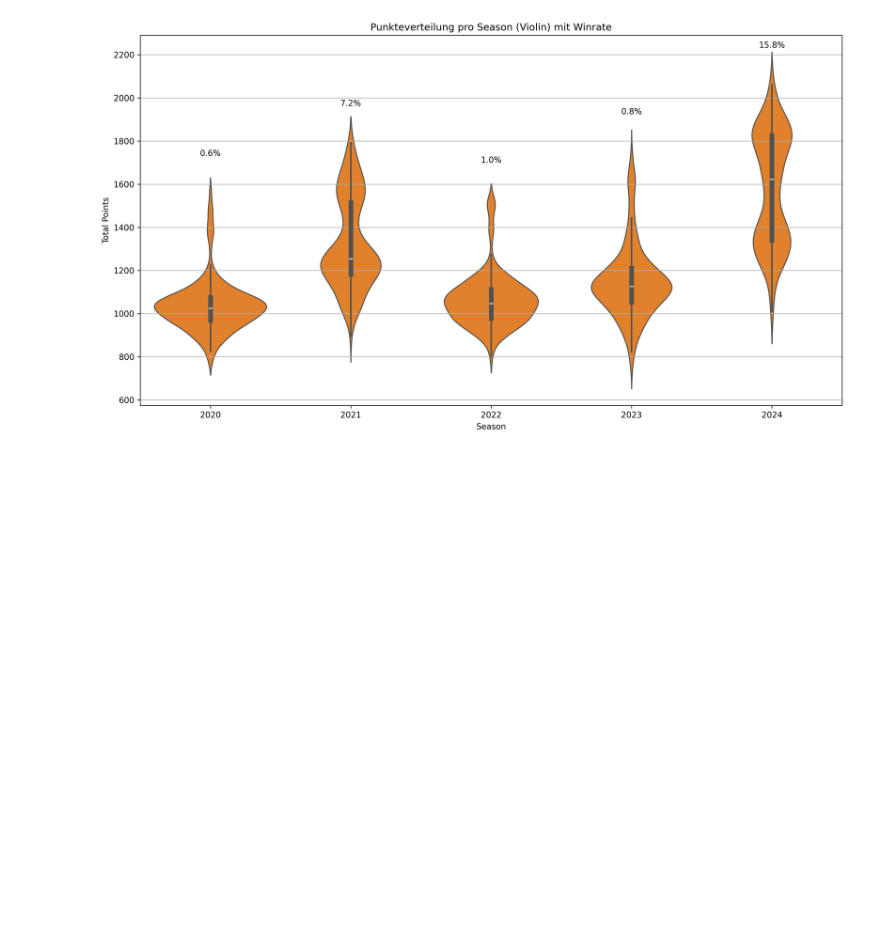
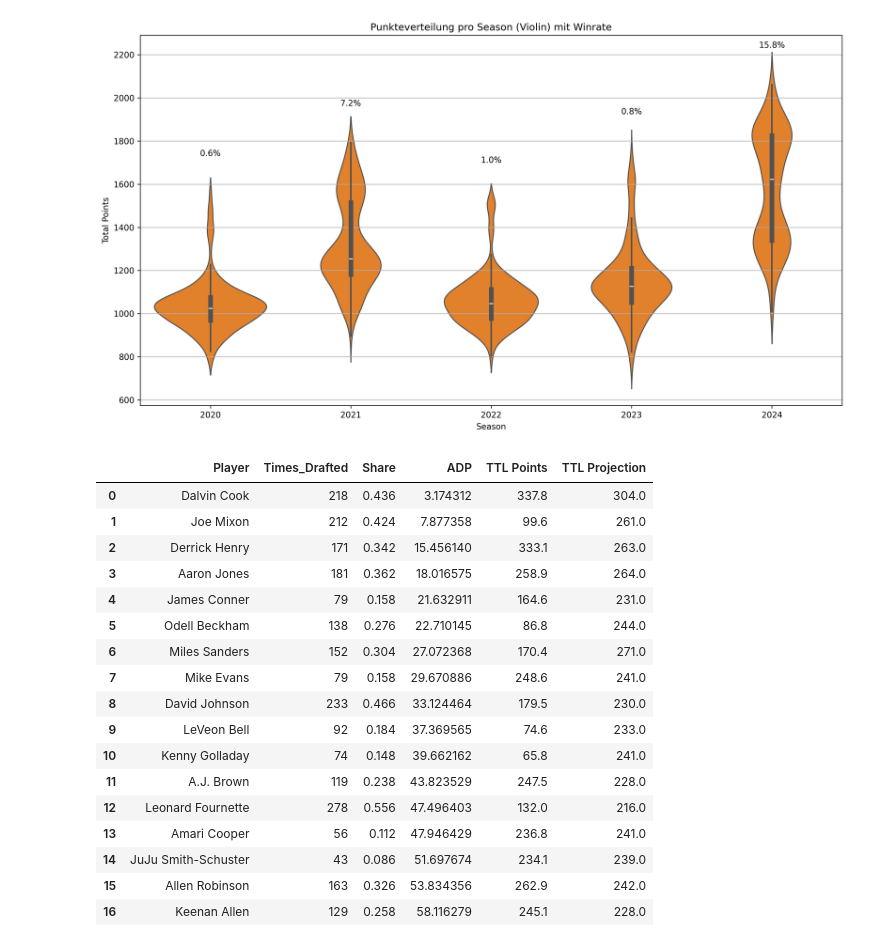
Before and after one commit to alexk2206/Data_Driven_Fantasy_Football, a Jupyter notebook: Evaluation.ipynb, the cells around one changed output. Saved outputs shown, nothing was run; the diff lists cells and outputs as text; code cells hidden in the pictures; blank space fills up the shorter version.

```diff
--- a/Evaluation.ipynb
+++ b/Evaluation.ipynb
@@ -7,6 +9,6 @@ import seaborn as sns
 # %%
 # MIP drafts für ein Jahr
-year = 2024
+year = 2020
 MIP_dfs = []
 for run in range(1, 6):
     url = f"https://raw.githubusercontent.com/alexk2206/Data_Driven_Fantasy_Football/main/simulations/MIP/simulation_results_MIP_ALL_{year}_run{run}.json"
@@ -230,46 +240,76 @@ plt.show()
 fig.savefig("violinplot_total_points_winrate_orange_4k.png")
 # %% [output]
 [figure]
+# %%
+real_data_FP_url = f'https://raw.githubusercontent.com/alexk2206/Data_Driven_Fantasy_Football/main/Weekly_Data/FantasyPros_Fantasy_Football_Points_PPR_{year}.csv'
+real_data_FP = (
+    pd.read_csv(real_data_FP_url)
+      .rename(columns={'player_display_name': 'Player', 'TTL': 'TTL Points'})
+      .loc[:, ['Player', 'TTL Points']]
+)
+
+adp_url = f'https://raw.githubusercontent.com/alexk2206/Data_Driven_Fantasy_Football/main/pre_season_data/adp_projections_{year}.csv'
+player_adp = (
+    pd.read_csv(adp_url)
+      .rename(columns={'player': 'Player', 'points': 'TTL Projection'})
+      .loc[:, ['Player', 'TTL Projection']]
+      .drop_duplicates(subset='Player', keep='first')
+      .dropna(subset=['Player'])
+      .reset_index(drop=True)
+)
 # %%
-import pandas as pd
-import ast
-
-real_data_FP_url = f'https://raw.githubusercontent.com/alexk2206/Data_Driven_Fantasy_Football/refs/heads/main/Weekly_Data/FantasyPros_Fantasy_Football_Points_PPR_{year}.csv'
-real_data_FP = (
-    pd.read_csv(real_data_FP_url)
-      .rename(columns={'player_display_name': 'Player'})
-      .replace({'-': 0, 'BYE': 0})
-      .drop(columns = ['#', 'Team'], errors='ignore')
-      .loc[:, ['Player', 'TTL']]
-)
-
-import pandas as pd
-import ast
-import re
+num_teams = 12
+adp_cutoff = num_teams * 5
 
 def analyze_all_picks(MIP_sim: pd.DataFrame) -> pd.DataFrame:
     player_picks = []
 
     for picks_raw in MIP_sim["DM-Picks"]:
         picks = ast.literal_eval(picks_raw) if isinstance(picks_raw, str) else picks_raw
         for pick in picks:
             match = re.match(r"^(.*) \(Pick (\d+)\)$", pick)
             if match:
                 player = match.group(1).strip()
                 pick_number = int(match.group(2))
                 player_picks.append((player, pick_number))
 
     df_picks = pd.DataFrame(player_picks, columns=["Player", "Pick"])
 
     pick_summary = (
         df_picks
         .groupby("Player")
         .agg(
             Times_Drafted=("Pick", "count"),
-            Average_Pick=("Pick", "mean")
+            ADP=("Pick", "mean")
         )
-        .sort_values(by="Times_Drafted", ascending=False)
+        .assign(Share=lambda df: df["Times_Drafted"] / len(MIP_sim))
+        .sort_values(by="ADP", ascending=True)
         .reset_index()
-    )
+        .merge(real_data_FP, on="Player", how="left")
+        .merge(player_adp, on="Player", how="left")
+        .loc[:, ["Player", "Times_Drafted", "Share", "ADP", "TTL Points", "TTL Projection"]]
+        )
 
     return pick_summary
+df_pick_stats = analyze_all_picks(MIP_sim)
+df_pick_stats = df_pick_stats[df_pick_stats['ADP'] <= adp_cutoff].copy()
+display(df_pick_stats)
+# %% [output]
+|  | Player | Times_Drafted | Share | ADP | TTL Points | TTL Projection |
+| 0 | Dalvin Cook | 218 | 0.436 | 3.174312 | 337.8 | 304.0 |
+| 1 | Joe Mixon | 212 | 0.424 | 7.877358 | 99.6 | 261.0 |
+| 2 | Derrick Henry | 171 | 0.342 | 15.456140 | 333.1 | 263.0 |
+| 3 | Aaron Jones | 181 | 0.362 | 18.016575 | 258.9 | 264.0 |
+| 4 | James Conner | 79 | 0.158 | 21.632911 | 164.6 | 231.0 |
+| 5 | Odell Beckham | 138 | 0.276 | 22.710145 | 86.8 | 244.0 |
+| 6 | Miles Sanders | 152 | 0.304 | 27.072368 | 170.4 | 271.0 |
+| 7 | Mike Evans | 79 | 0.158 | 29.670886 | 248.6 | 241.0 |
+| 8 | David Johnson | 233 | 0.466 | 33.124464 | 179.5 | 230.0 |
+| 9 | LeVeon Bell | 92 | 0.184 | 37.369565 | 74.6 | 233.0 |
+| 10 | Kenny Golladay | 74 | 0.148 | 39.662162 | 65.8 | 241.0 |
+| 11 | A.J. Brown | 119 | 0.238 | 43.823529 | 247.5 | 228.0 |
+| 12 | Leonard Fournette | 278 | 0.556 | 47.496403 | 132.0 | 216.0 |
+| 13 | Amari Cooper | 56 | 0.112 | 47.946429 | 236.8 | 241.0 |
+| 14 | JuJu Smith-Schuster | 43 | 0.086 | 51.697674 | 234.1 | 239.0 |
+| 15 | Allen Robinson | 163 | 0.326 | 53.834356 | 262.9 | 242.0 |
+| 16 | Keenan Allen | 129 | 0.258 | 58.116279 | 245.1 | 228.0 |
```
Also changed, not shown: parts of 4 cells of this notebook.
